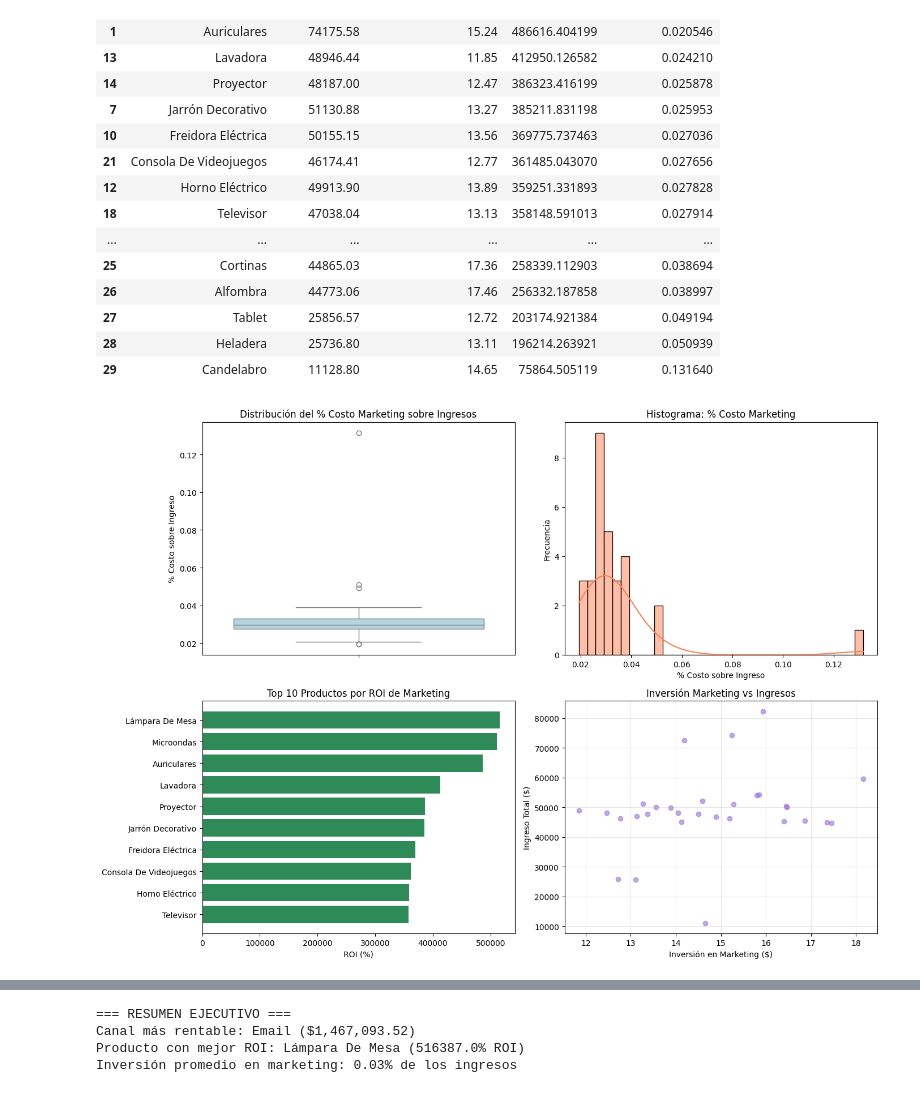
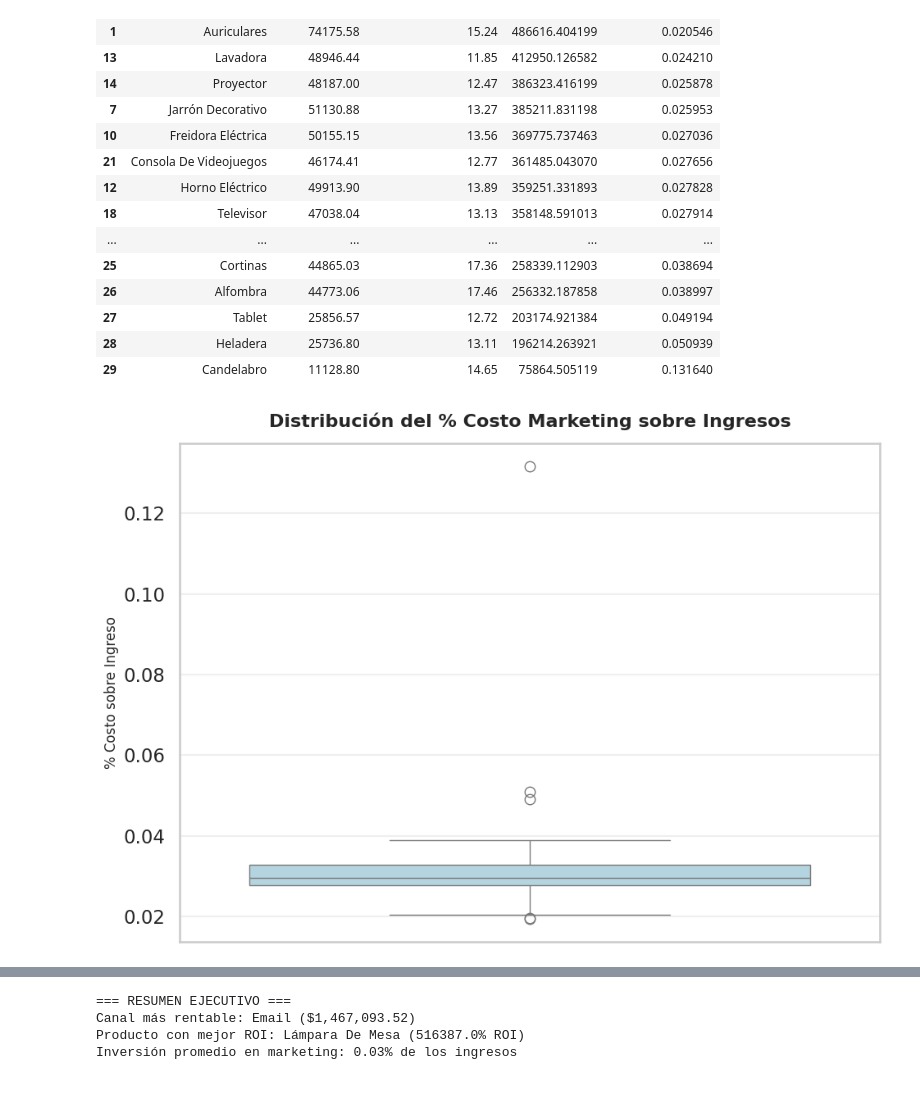
Before and after one commit to enrisimp/preEntrega_datos_EnriqueEscalante, a Jupyter notebook: Enrique_Jose_Escalante_Echague_Comisión_25262_TPI_Data_Analytics_FINAL.ipynb, the cells around one changed output, grey strips where cells are left out. Drawn from its saved outputs; the diff is of its cells as text; code cells hidden in the pictures.

```diff
--- a/Enrique_Jose_Escalante_Echague_Comisión_25262_TPI_Data_Analytics_FINAL.ipynb
+++ b/Enrique_Jose_Escalante_Echague_Comisión_25262_TPI_Data_Analytics_FINAL.ipynb
@@ -945,50 +945,22 @@ display(analisis_producto.sort_values('roi_marketing', ascending=False))
 | 27 | Tablet | 25856.57 | 12.72 | 203174.921384 | 0.049194 |
 | 28 | Heladera | 25736.80 | 13.11 | 196214.263921 | 0.050939 |
 | 29 | Candelabro | 11128.80 | 14.65 | 75864.505119 | 0.131640 |
-# %%
-# 3. Visualizaciones del análisis de eficiencia
-fig, axes = plt.subplots(2, 2, figsize=(14, 10))
-
-# Boxplot: distribución del porcentaje de costo
-sns.boxplot(
-    y=analisis_producto['porcentaje_costo'],
-    ax=axes[0, 0],
-    color='lightblue'
-)
-axes[0, 0].set_title('Distribución del % Costo Marketing sobre Ingresos')
-axes[0, 0].set_ylabel('% Costo sobre Ingreso')
-
-# Histograma: frecuencia del porcentaje de costo
-sns.histplot(
-    analisis_producto['porcentaje_costo'],
-    kde=True,
-    ax=axes[0, 1],
-    color='coral'
-)
-axes[0, 1].set_title('Histograma: % Costo Marketing')
-axes[0, 1].set_xlabel('% Costo sobre Ingreso')
-axes[0, 1].set_ylabel('Frecuencia')
-
-# Barras: Top productos por ROI
-top_roi = analisis_producto.nlargest(10, 'roi_marketing')
-axes[1, 0].barh(top_roi['producto'], top_roi['roi_marketing'], color='seagreen')
-axes[1, 0].set_title('Top 10 Productos por ROI de Marketing')
-axes[1, 0].set_xlabel('ROI (%)')
-axes[1, 0].invert_yaxis()
-
-# Scatter: Relación entre inversión y retorno
-axes[1, 1].scatter(
-    analisis_producto['inversion_marketing'],
-    analisis_producto['ingreso_total'],
-    alpha=0.6,
-    color='mediumpurple'
-)
-axes[1, 1].set_title('Inversión Marketing vs Ingresos')
-axes[1, 1].set_xlabel('Inversión en Marketing ($)')
-axes[1, 1].set_ylabel('Ingreso Total ($)')
-axes[1, 1].grid(True, alpha=0.3)
-
-plt.tight_layout()
-plt.show()
-# %% [output]
-[figure, removed]
+# %%
+# 3. Visualizaciones del análisis de eficiencia
+# BOXPLOT - DISTRIBUCIÓN DEL % COSTO
+fig1, ax1 = plt.subplots(figsize=(10, 7))
+
+sns.boxplot(
+    y=analisis_producto['porcentaje_costo'],
+    ax=ax1,
+    color='lightblue'
+)
+ax1.set_title('Distribución del % Costo Marketing sobre Ingresos',
+              fontsize=16, weight='bold', pad=15)
+ax1.set_ylabel('% Costo sobre Ingreso', fontsize=12)
+ax1.grid(axis='y', alpha=0.3)
+
+plt.tight_layout()
+plt.show()
+# %% [output]
+[figure, added]
```
Also changed, not shown: parts of 13 cells of this notebook.
